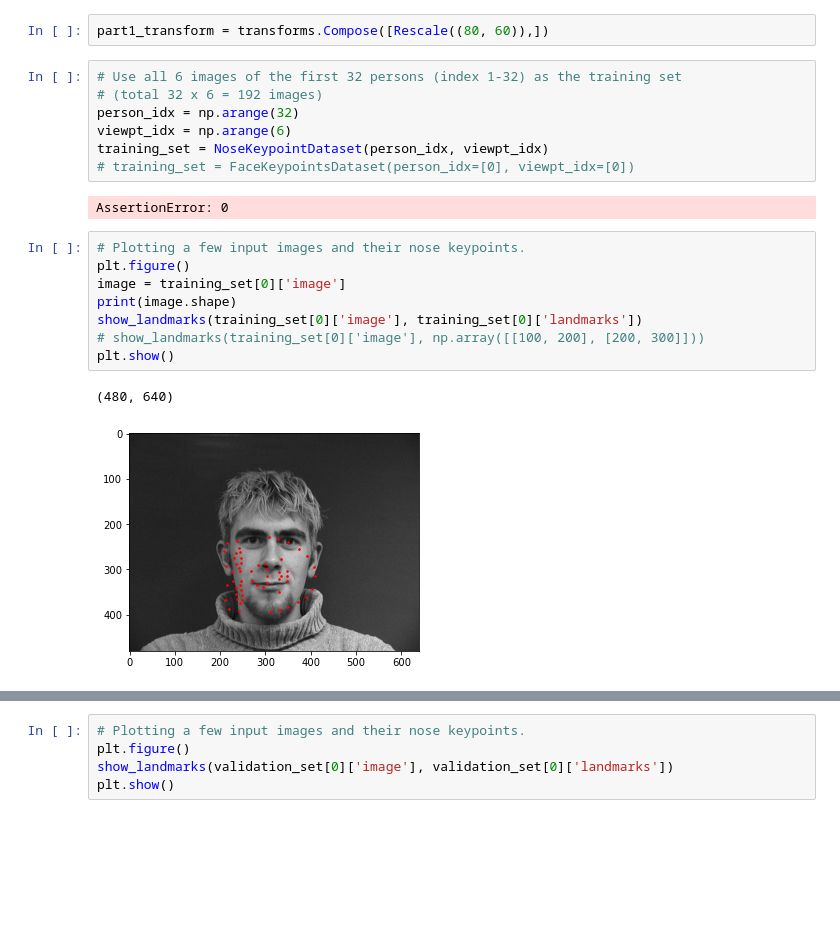
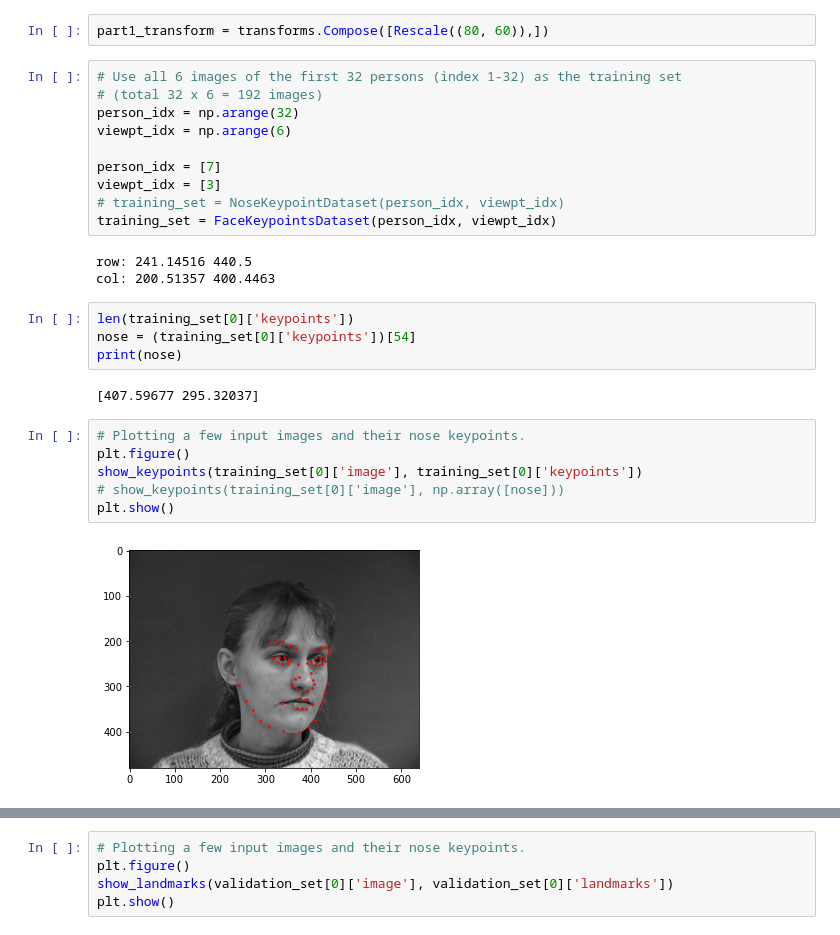
Before and after one commit to aprilsin/cs194-proj4, a Jupyter notebook: part1.ipynb, the cells around one changed output, grey strips where cells are left out. Cells and saved outputs as stored; diff of their text form; blank space fills up the shorter version.

Commit message:
Fix keypoints mappings. Keypoints match the images now.

```diff
--- a/part1.ipynb
+++ b/part1.ipynb
@@ -57,21 +19,28 @@ part1_transform = transforms.Compose([Rescale((80, 60)),])
 # (total 32 x 6 = 192 images)
 person_idx = np.arange(32)
 viewpt_idx = np.arange(6)
-training_set = NoseKeypointDataset(person_idx, viewpt_idx)
-# training_set = FaceKeypointsDataset(person_idx=[0], viewpt_idx=[0])
+
+person_idx = [7]
+viewpt_idx = [3]
+# training_set = NoseKeypointDataset(person_idx, viewpt_idx)
+training_set = FaceKeypointsDataset(person_idx, viewpt_idx)
 # %% [output]
-AssertionError: 0
+row: 241.14516 440.5
+col: 200.51357 400.4463
+# %%
+len(training_set[0]['keypoints'])
+nose = (training_set[0]['keypoints'])[54]
+print(nose)
+# %% [output]
+[407.59677 295.32037]
 # %%
 # Plotting a few input images and their nose keypoints.
 plt.figure()
-image = training_set[0]['image']
-print(image.shape)
-show_landmarks(training_set[0]['image'], training_set[0]['landmarks'])
-# show_landmarks(training_set[0]['image'], np.array([[100, 200], [200, 300]]))
+show_keypoints(training_set[0]['image'], training_set[0]['keypoints'])
+# show_keypoints(training_set[0]['image'], np.array([nose]))
 plt.show()
 # %% [output]
-(480, 640)
-[figure, old version]
+[figure, new version]
 # %%
 # Use images of the remaining 8 persons (index 33-40) as the validation set
 # (total 8 * 6 = 48 images)
```
Also changed, not shown: parts of 2 cells of this notebook, 3 other files.
